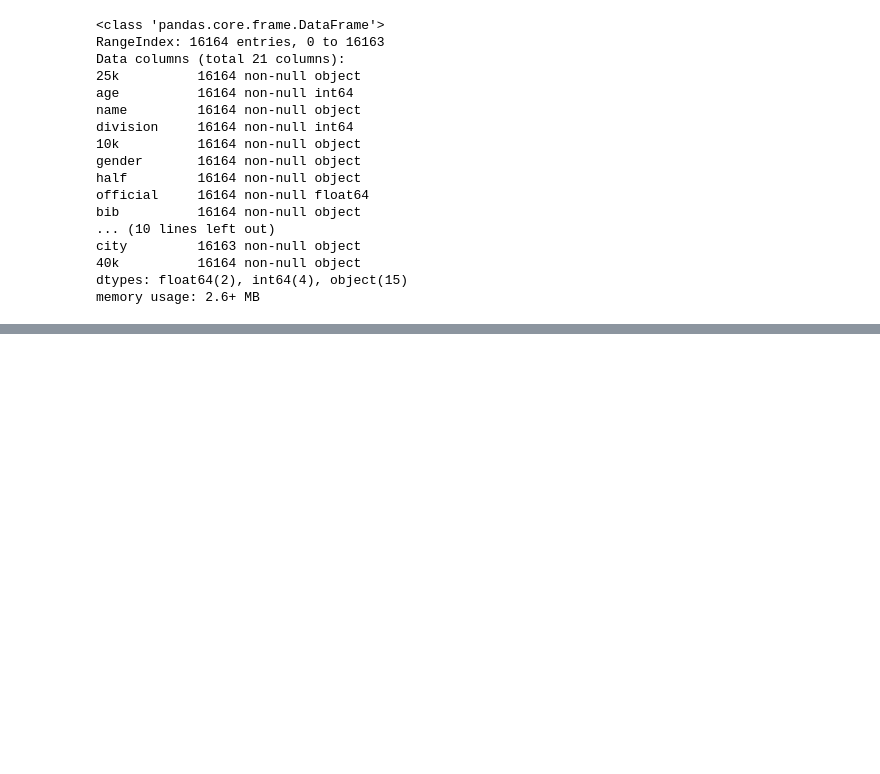
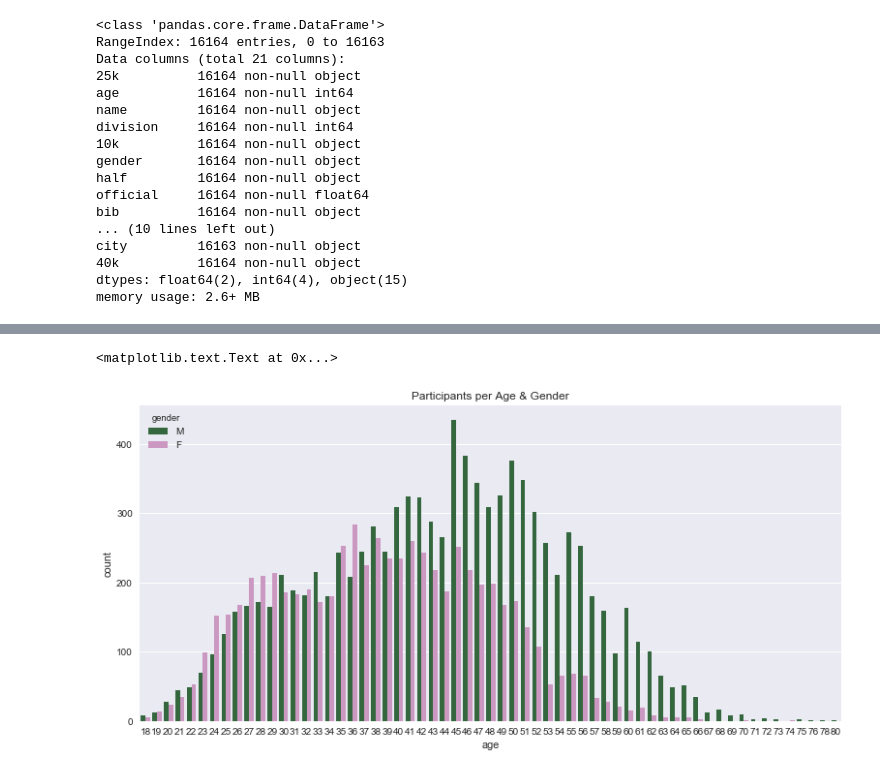
Before and after one commit to WolfgangHall/thinkful_drills, a Jupyter notebook: 4_Unit/2_basic_clustering/7_clustering_challenge.ipynb, the cells around one changed output, grey strips where cells are left out. Cells and saved outputs as stored; diff of their text form; code cells hidden in the pictures; blank space fills up the shorter version.

```diff
--- a/4_Unit/2_basic_clustering/7_clustering_challenge.ipynb
+++ b/4_Unit/2_basic_clustering/7_clustering_challenge.ipynb
@@ -132,0 +80,7 @@ df3.head()
+# %%
+g = sns.countplot('age', data=df, palette="cubehelix", hue='gender')
+g.figure.set_size_inches(13,6)
+g.set_title("Participants per Age & Gender")
+# %% [output]
+<matplotlib.text.Text at 0x...>
+[figure, added]
```
Also changed, not shown: parts of 40 cells of this notebook, 1 other file.
